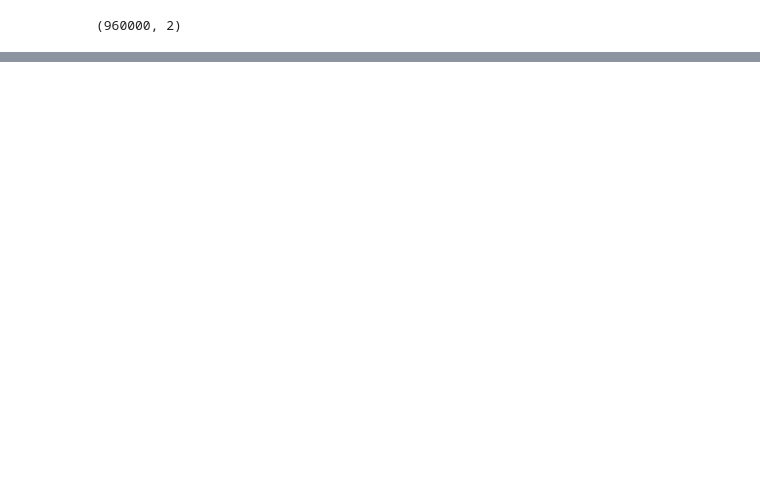
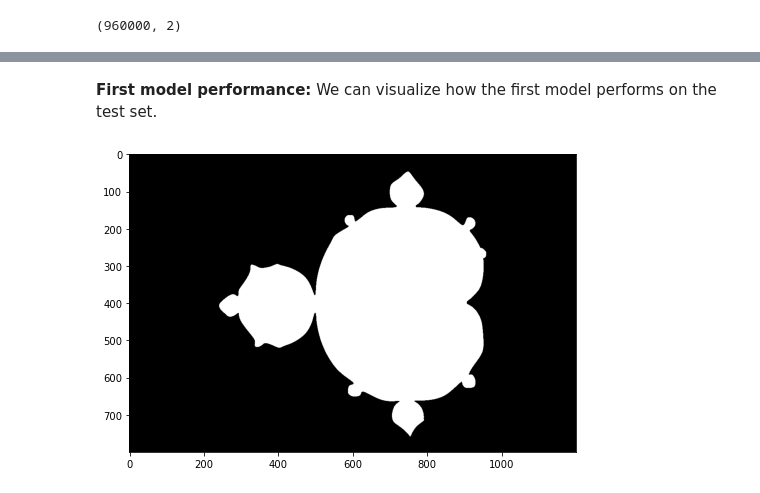
Before and after one commit to ivanchiohk/learning_fractals_with_neural_networks, a Jupyter notebook: learning_mandelbrot.ipynb, the cells around one changed output, grey strips where cells are left out. Cells and saved outputs as stored; diff of their text form; code cells hidden in the pictures; blank space fills up the shorter version.

```diff
--- a/learning_mandelbrot.ipynb
+++ b/learning_mandelbrot.ipynb
@@ -330,0 +200,9 @@ cartesian_coordinates
+# %% [markdown]
+**First model performance:** We can visualize how the first model performs on the test set.
+# %%
+first_model_prediction = first_mandelbrot.predict_classes(X_test)
+first_model_prediction = first_model_prediction.reshape(y_grid , x_grid)
+
+create_figure(first_model_prediction, 8, 6)
+# %% [output]
+[figure, added]
```
Also changed, not shown: parts of 71 cells of this notebook.
